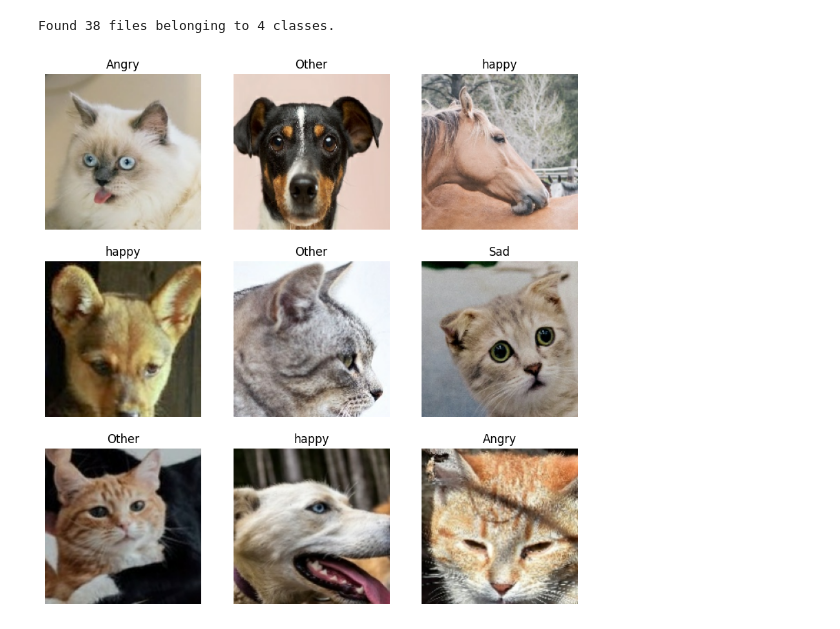
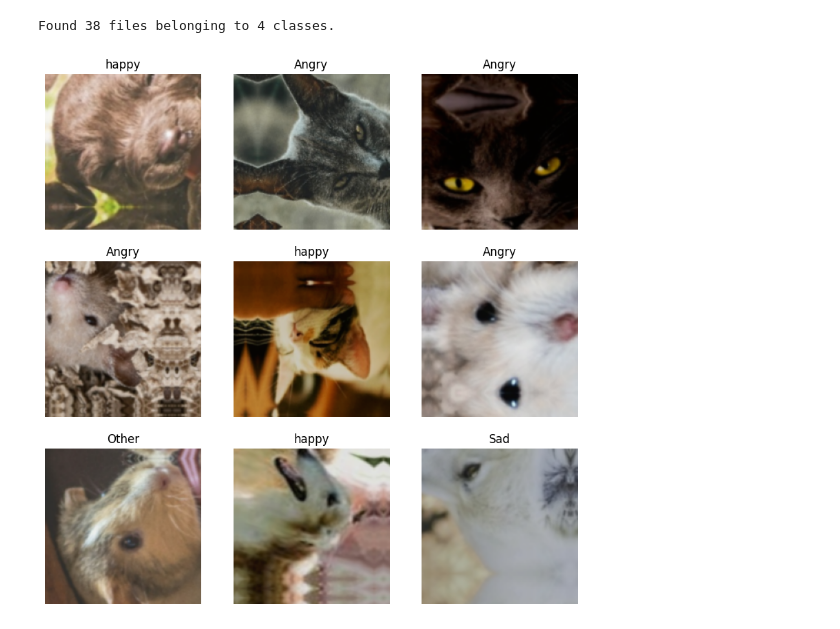
Before and after one commit to Sushant-S-13/Pet-Expression-Classification, a Jupyter notebook: pet_expression_classifier.ipynb, the cells around one changed output. Cells and saved outputs as stored; diff of their text form; code cells hidden in the pictures.

Commit message:
Attempt to resolve overfitting by simplifying model and adding data augmentation

```diff
--- a/pet_expression_classifier.ipynb
+++ b/pet_expression_classifier.ipynb
@@ -13,12 +15,20 @@ data_valid_path = 'pet_expression/valid'
 # %%
 img_width = 180
 img_height = 180
+# %%
+data_augmentation = tf.keras.Sequential([
+    layers.RandomFlip("horizontal_and_vertical"),
+    layers.RandomRotation(0.2),
+    layers.RandomZoom(0.2),
+    tf.keras.layers.RandomTranslation(0.2, 0.2),
+    layers.RandomContrast(0.2)
+])
 # %%
-data_train = tf.keras.utils.image_dataset_from_directory(
+raw_data_train = tf.keras.utils.image_dataset_from_directory(
     data_train_path,
     shuffle=True,
     image_size=(img_width, img_height),
-    batch_size=32,
-    validation_split=False)
+    batch_size=32
+)
 # %% [output]
 Found 1000 files belonging to 4 classes.
@@ -29,4 +35,7 @@ data_train
 # %%
-data_cat = data_train.class_names
-data_cat
+data_class=raw_data_train.class_names
+data_class
+data_cat = len(raw_data_train.class_names)
+print("Class names:", data_class)
+print("Number of classes (data_cat):", data_cat)
 # %% [output]
@@ -34,3 +44,5 @@ data_cat
+# %%
+data_train = raw_data_train.map(lambda x, y: (data_augmentation(x), y))
 # %%
 data_val = tf.keras.utils.image_dataset_from_directory(data_valid_path,
                                                        image_size=(img_height,img_width),
@@ -52,13 +64,13 @@ Found 38 files belonging to 4 classes.
 # %%
 plt.figure(figsize=(10,10))
 for image, labels in data_train.take(1):
     for i in range(9):
         plt.subplot(3,3,i+1)
         plt.imshow(image[i].numpy().astype('uint8'))
-        plt.title(data_cat[labels[i]])
+        plt.title(data_class[labels[i]])
         plt.axis('off')
 # %% [output]
-[figure, old version]
+[figure, new version]
 # %%
 from tensorflow.keras.models import Sequential
 # %%
```
Also changed, not shown: parts of 10 cells of this notebook.
